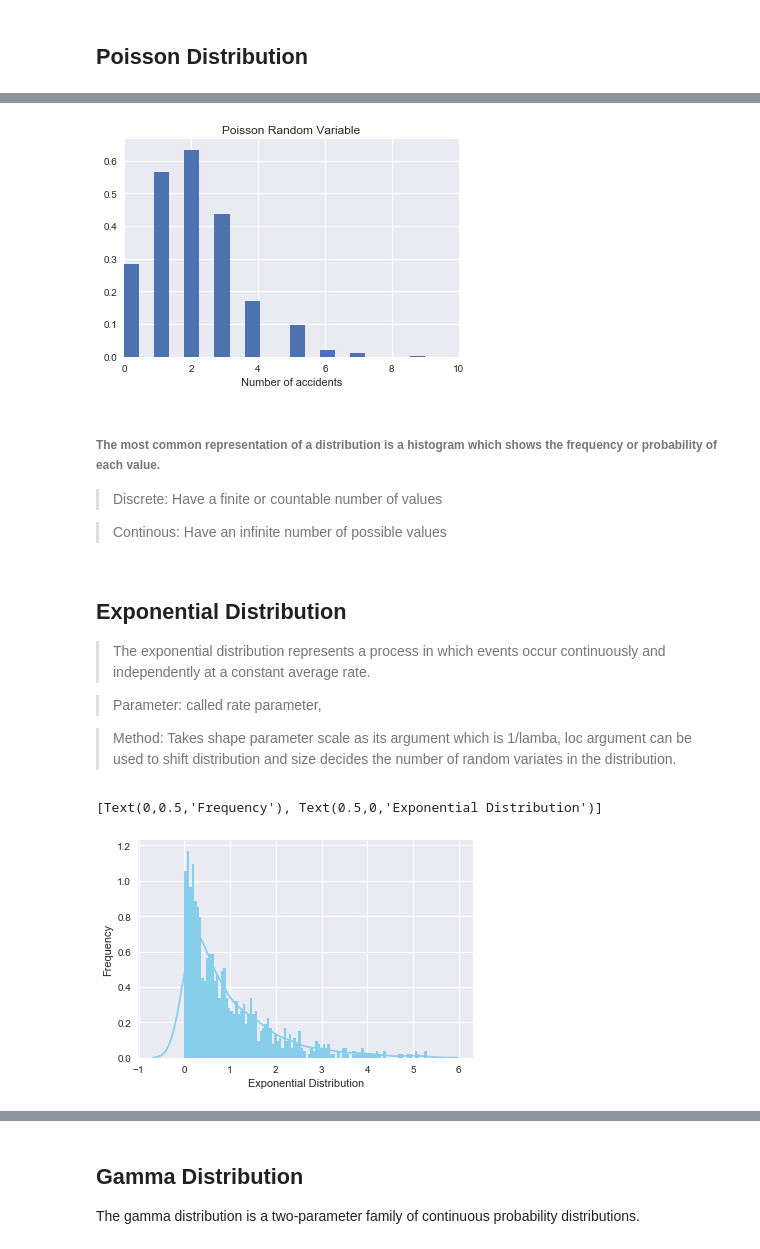
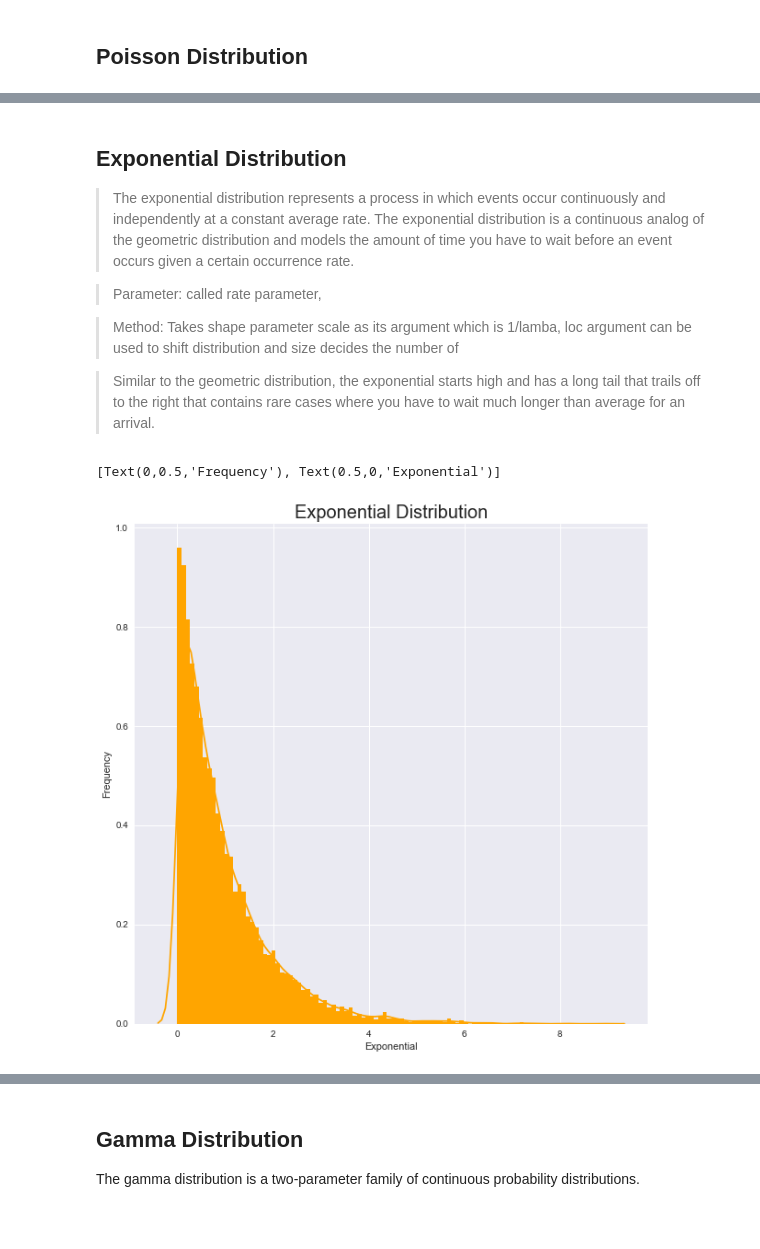
Before and after one commit to ezekielonaloye-gmit/pda_numpy_random_assignment-, a Jupyter notebook: numpy.random assignment 2018.ipynb, the cells around one changed output, grey strips where cells are left out. Cells and saved outputs as stored; diff of their text form; code cells hidden in the pictures; blank space fills up the shorter version.

```diff
--- a/numpy.random assignment 2018.ipynb
+++ b/numpy.random assignment 2018.ipynb
@@ -471,0 +440,10 @@ Above diagram support the notion of uniform distribution data that any given val
+# %%
+# Import the necessary libraries
+import matplotlib.pyplot as plt
+import seaborn as sns
+import numpy as np
+import pandas as pd
+# settings for seaborn plotting style
+sns.set(color_codes=True)
+# settings for seaborn plot sizes
+sns.set(rc={'figure.figsize':(10.7,8)})
@@ -521,9 +515,10 @@ import numpy as np
 import matplotlib.pyplot as plt
 import seaborn as sns
 n = 10 #fair coin that is flipped 10 times.
-p = 0.3 #probability
+p = 0.5 #probability
 k = np.arange(0,11) #possible values
 binominal = stats.binom.pmf(k,n,p)
+plt.rcParams["figure.figsize"] = (10,10)
 plt.plot(k,binominal, 'o-')
 plt.title('Binominal: n=%i, p=%.2f' %(n,p), fontsize=12)
 plt.xlabel('Number of successes', fontsize=12)
@@ -549,6 +553,7 @@ import matplotlib.pyplot as plt
 n = 38  # number of premier league matches
 p = .5  #probability of each trial
 s = np.random.binomial(n, p, 1000)
+plt.rcParams["figure.figsize"] = (10,10)
 plt.hist (s,density = True)
 plt.ylabel('Frequency')
 plt.xlabel('Matches')
@@ -630,8 +609,9 @@ import matplotlib.pyplot as plt
 rate = 2
 n = np.arange(0,10)
 y = stats.poisson.pmf(n,rate)
+plt.rcParams["figure.figsize"] = (10,10)
 plt.plot(n,y,'o-')
-plt.title('Poisson Distribution', fontsize=12)
+plt.title('Poisson Distribution', fontsize=16)
 plt.xlabel('Number of accidents', fontsize=12)
 plt.ylabel('Probability of number of accidents', fontsize=12)
 plt.show()
@@ -640,36 +620,26 @@ plt.show()
-# %%
-data = stats.poisson.rvs(mu = 2, loc = 0, size = 1000)
-plt.figure()
-plt.hist(data, bins = 20, density = True)
-plt.xlim(0,10)
-plt.xlabel("Number of accidents")
-plt.title("Poisson Random Variable")
-plt.show()
-# %% [output]
-[figure, removed]
-# %% [markdown]
-###### The most common representation of a distribution is a histogram which shows the frequency or probability of each value.
-> Discrete: Have a finite or countable number of values
-
-> Continous: Have an infinite number of possible values
 # %% [markdown]
 ## Exponential Distribution
-> The exponential distribution represents a process in which events occur continuously and independently at a constant average rate.
+> The exponential distribution represents a process in which events occur continuously and independently at a constant average rate. The exponential distribution is a continuous analog of the geometric distribution and models the amount of time you have to wait before an event occurs given a certain occurrence rate.
 
 > Parameter: called rate parameter,
 
 > Method: Takes shape parameter scale as its argument which is 1/lamba, loc argument can be used to shift distribution and size decides the number of
-> random variates in the distribution.
+
+> Similar to the geometric distribution, the exponential starts high and has a long tail that trails off to the right that contains rare cases where you have to wait much longer than average for an arrival.
 # %%
-data_expon = stats.expon.rvs(scale = 1, loc = 0, size = 1000)
-ax = sns.distplot(data_expon,
+# Generating random numbers from Exponential distribution in Python
+# import exponential distribution
+from scipy.stats import expon
+exponential_distribution = expon.rvs(scale = 1, loc = 0,size=10000)
+ax = sns.distplot(exponential_distribution,
                   bins=100,
                   kde=True,
-                  color='skyblue',
-                  hist_kws={"linewidth": 15,'alpha':1})
-ax.set(xlabel='Exponential Distribution', ylabel='Frequency')
+                  color='orange',
+                  hist_kws={"linewidth": 25,'alpha':1})
+ax.set_title("Exponential Distribution",fontsize=20)
+ax.set(xlabel='Exponential', ylabel='Frequency')
 # %% [output]
-[Text(0,0.5,'Frequency'), Text(0.5,0,'Exponential Distribution')]
+[Text(0,0.5,'Frequency'), Text(0.5,0,'Exponential')]
-[figure, old version]
+[figure, new version]
 # %% [markdown]
 ## Betta Distribution
```
Also changed, not shown: parts of 31 cells of this notebook.
